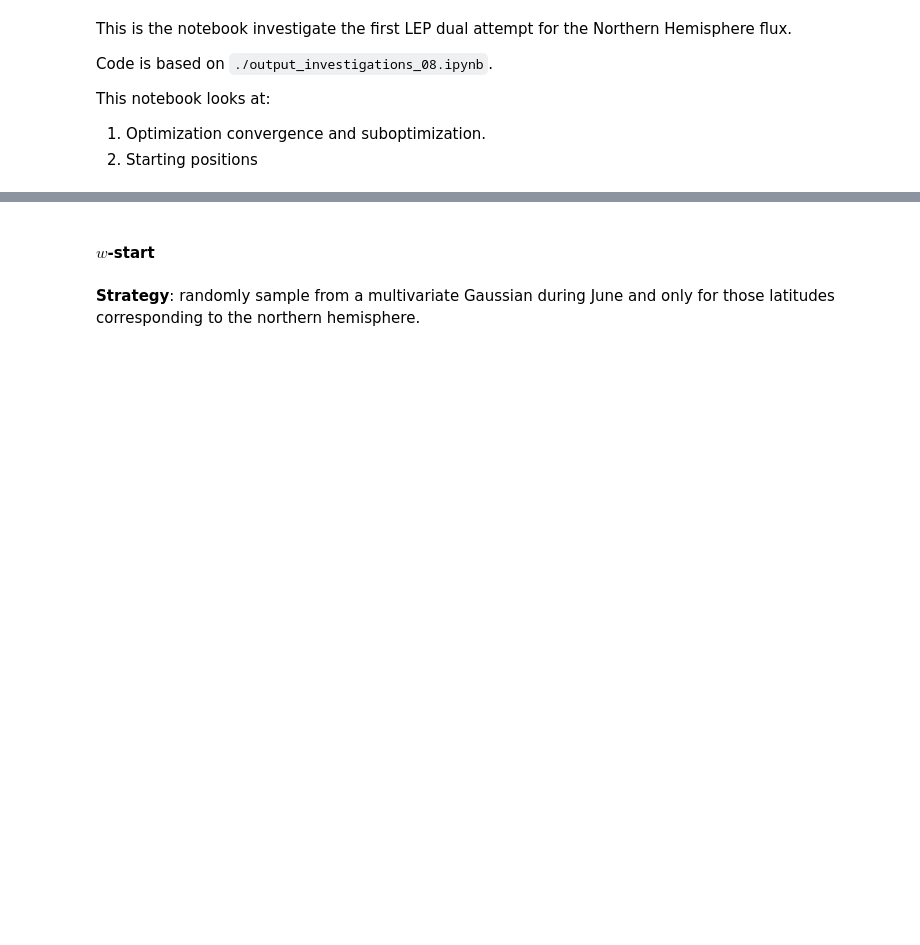
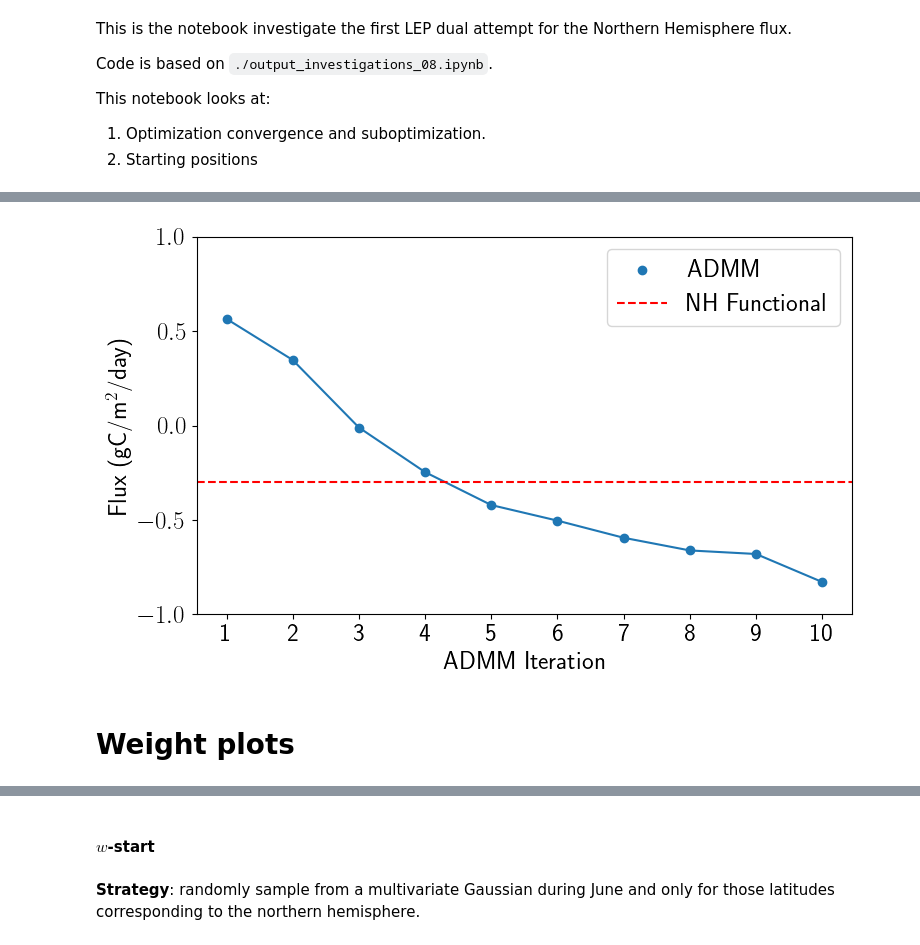
Before and after one commit to mcstanle/cf_inversion_sb_admm, a Jupyter notebook: output_investigations_19.ipynb, the cells around one changed output, grey strips where cells are left out. Cells and saved outputs as stored; diff of their text form; code cells hidden in the pictures; blank space fills up the shorter version.

```diff
--- a/output_investigations_19.ipynb
+++ b/output_investigations_19.ipynb
@@ -80,0 +291,18 @@ True functional value: -0.29862735072828017
+# %%
+plt.figure(figsize=(8, 5))
+plt.plot(np.arange(1, NUM_ITERS + 1), final_res['objective_evals'])
+plt.scatter(np.arange(1, NUM_ITERS + 1), final_res['objective_evals'], label='ADMM')
+plt.axhline(true_func_val, linestyle='--', label='NH Functional', color='red')
+
+plt.xticks(ticks=np.arange(1, NUM_ITERS + 1), labels=np.arange(1, NUM_ITERS + 1))
+plt.ylim(-1, 1)
+plt.xlabel('ADMM Iteration')
+plt.ylabel('Flux (gC/m$^2$/day)')
+plt.legend()
+plt.tight_layout()
+plt.savefig(SAVE_FIG_BASE + '/endpoint_progress.png', dpi=300)
+plt.show()
+# %% [output]
+[figure, added]
+# %% [markdown]
+# Weight plots
```
Also changed, not shown: parts of 23 cells of this notebook, 3 other files.
